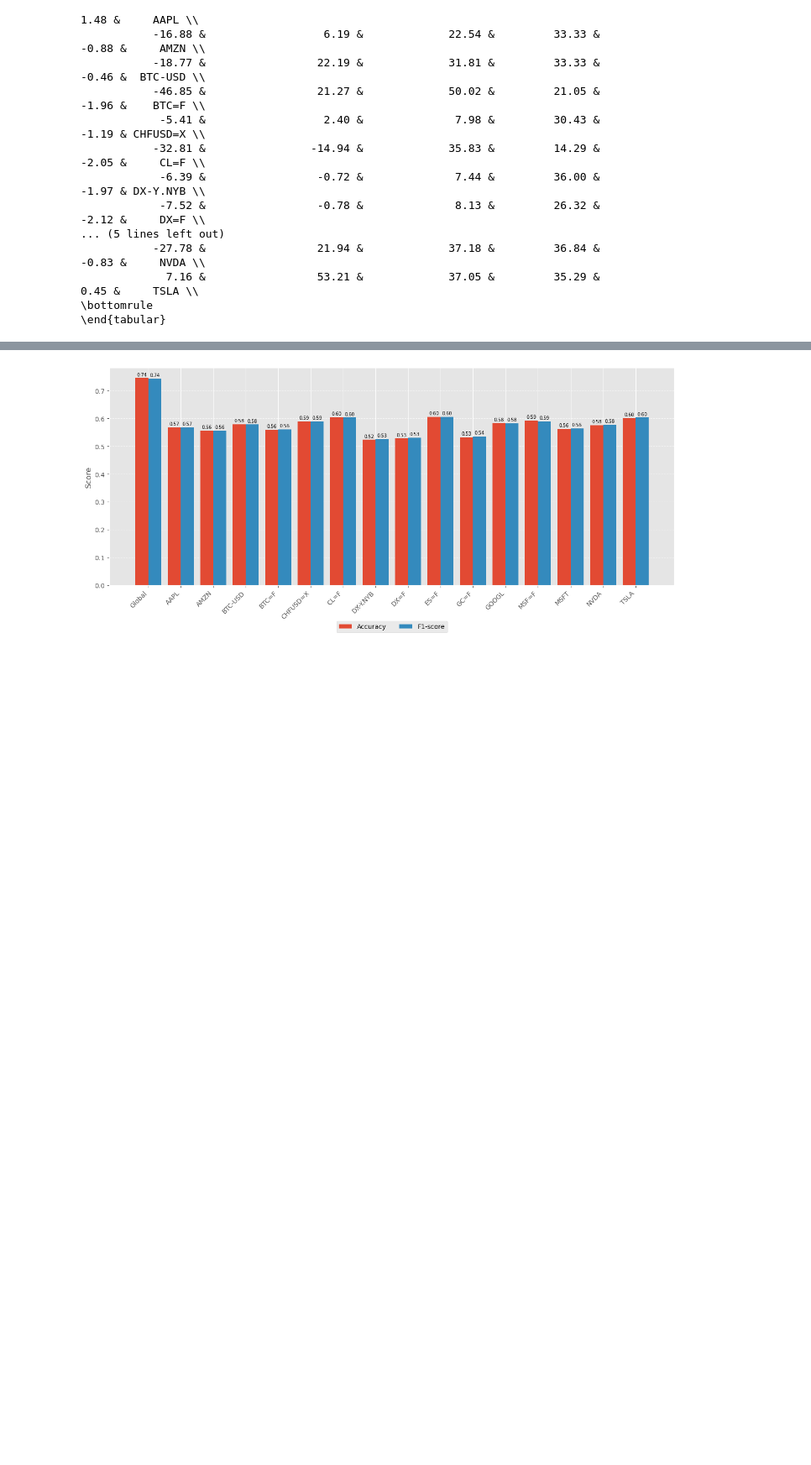
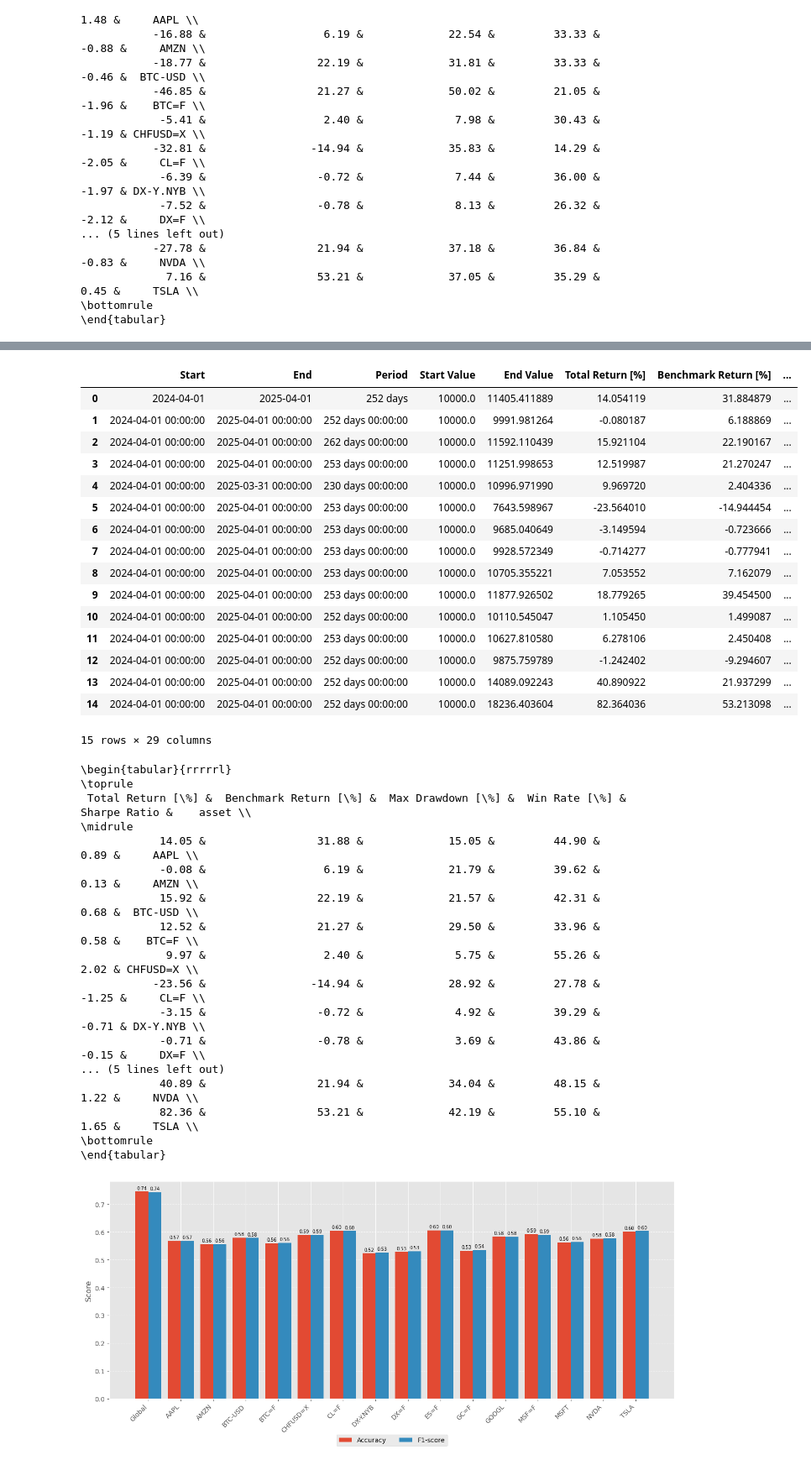
Before and after one commit to fdu11235/REPFS25, a Jupyter notebook: stats_notebook.ipynb, the cells around one changed output, grey strips where cells are left out. Shown at 84% size. Drawn from its saved outputs; the diff is of its cells as text; code cells hidden in the pictures; blank space fills up the shorter version.

Commit message:
updated stats_notebook

```diff
--- a/stats_notebook.ipynb
+++ b/stats_notebook.ipynb
@@ -418,3 +475,60 @@ print(latex_table)
+# %%
+df = pd.read_csv("vectorbt_reports/expanding_backtest_stats_per_asset_daily.csv")
+display(df)
+
+# Select relevant columns
+selected_columns = [
+    'Total Return [%]',
+    'Benchmark Return [%]',
+    'Max Drawdown [%]',
+    'Win Rate [%]',
+    'Sharpe Ratio',
+    'asset'
+]
+
+# Filter the dataframe
+df_selected = df[selected_columns]
+
+# Convert to LaTeX
+latex_table = df_selected.to_latex(index=False, float_format="%.2f")
+
+# Print or save
+print(latex_table)
+# %% [output]
+|  | Start | End | Period | Start Value | End Value | Total Return [%] | Benchmark Return [%] | ... |
+| 0 | 2024-04-01 | 2025-04-01 | 252 days | 10000.0 | 11405.411889 | 14.054119 | 31.884879 | ... |
+| 1 | 2024-04-01 00:00:00 | 2025-04-01 00:00:00 | 252 days 00:00:00 | 10000.0 | 9991.981264 | -0.080187 | 6.188869 | ... |
+| 2 | 2024-04-01 00:00:00 | 2025-04-01 00:00:00 | 262 days 00:00:00 | 10000.0 | 11592.110439 | 15.921104 | 22.190167 | ... |
+| 3 | 2024-04-01 00:00:00 | 2025-04-01 00:00:00 | 253 days 00:00:00 | 10000.0 | 11251.998653 | 12.519987 | 21.270247 | ... |
+| 4 | 2024-04-01 00:00:00 | 2025-03-31 00:00:00 | 230 days 00:00:00 | 10000.0 | 10996.971990 | 9.969720 | 2.404336 | ... |
+| 5 | 2024-04-01 00:00:00 | 2025-04-01 00:00:00 | 253 days 00:00:00 | 10000.0 | 7643.598967 | -23.564010 | -14.944454 | ... |
+| 6 | 2024-04-01 00:00:00 | 2025-04-01 00:00:00 | 253 days 00:00:00 | 10000.0 | 9685.040649 | -3.149594 | -0.723666 | ... |
+| 7 | 2024-04-01 00:00:00 | 2025-04-01 00:00:00 | 253 days 00:00:00 | 10000.0 | 9928.572349 | -0.714277 | -0.777941 | ... |
+| 8 | 2024-04-01 00:00:00 | 2025-04-01 00:00:00 | 253 days 00:00:00 | 10000.0 | 10705.355221 | 7.053552 | 7.162079 | ... |
+| 9 | 2024-04-01 00:00:00 | 2025-04-01 00:00:00 | 253 days 00:00:00 | 10000.0 | 11877.926502 | 18.779265 | 39.454500 | ... |
+| 10 | 2024-04-01 00:00:00 | 2025-04-01 00:00:00 | 252 days 00:00:00 | 10000.0 | 10110.545047 | 1.105450 | 1.499087 | ... |
+| 11 | 2024-04-01 00:00:00 | 2025-04-01 00:00:00 | 253 days 00:00:00 | 10000.0 | 10627.810580 | 6.278106 | 2.450408 | ... |
+| 12 | 2024-04-01 00:00:00 | 2025-04-01 00:00:00 | 252 days 00:00:00 | 10000.0 | 9875.759789 | -1.242402 | -9.294607 | ... |
+| 13 | 2024-04-01 00:00:00 | 2025-04-01 00:00:00 | 252 days 00:00:00 | 10000.0 | 14089.092243 | 40.890922 | 21.937299 | ... |
+| 14 | 2024-04-01 00:00:00 | 2025-04-01 00:00:00 | 252 days 00:00:00 | 10000.0 | 18236.403604 | 82.364036 | 53.213098 | ... |
+15 rows × 29 columns
+\begin{tabular}{rrrrrl}
+\toprule
+ Total Return [\%] &  Benchmark Return [\%] &  Max Drawdown [\%] &  Win Rate [\%] &  Sharpe Ratio &    asset \\
+\midrule
+            14.05 &                 31.88 &             15.05 &         44.90 &          0.89 &     AAPL \\
+            -0.08 &                  6.19 &             21.79 &         39.62 &          0.13 &     AMZN \\
+            15.92 &                 22.19 &             21.57 &         42.31 &          0.68 &  BTC-USD \\
+            12.52 &                 21.27 &             29.50 &         33.96 &          0.58 &    BTC=F \\
+             9.97 &                  2.40 &              5.75 &         55.26 &          2.02 & CHFUSD=X \\
+           -23.56 &                -14.94 &             28.92 &         27.78 &         -1.25 &     CL=F \\
+            -3.15 &                 -0.72 &              4.92 &         39.29 &         -0.71 & DX-Y.NYB \\
+            -0.71 &                 -0.78 &              3.69 &         43.86 &         -0.15 &     DX=F \\
+... (5 lines left out)
+            40.89 &                 21.94 &             34.04 &         48.15 &          1.22 &     NVDA \\
+            82.36 &                 53.21 &             42.19 &         55.10 &          1.65 &     TSLA \\
+\bottomrule
+\end{tabular}
 # %%
 # Re-run the plot with annotation after code execution state reset
 import matplotlib.pyplot as plt
```
Also changed, not shown: parts of 5 cells of this notebook.
